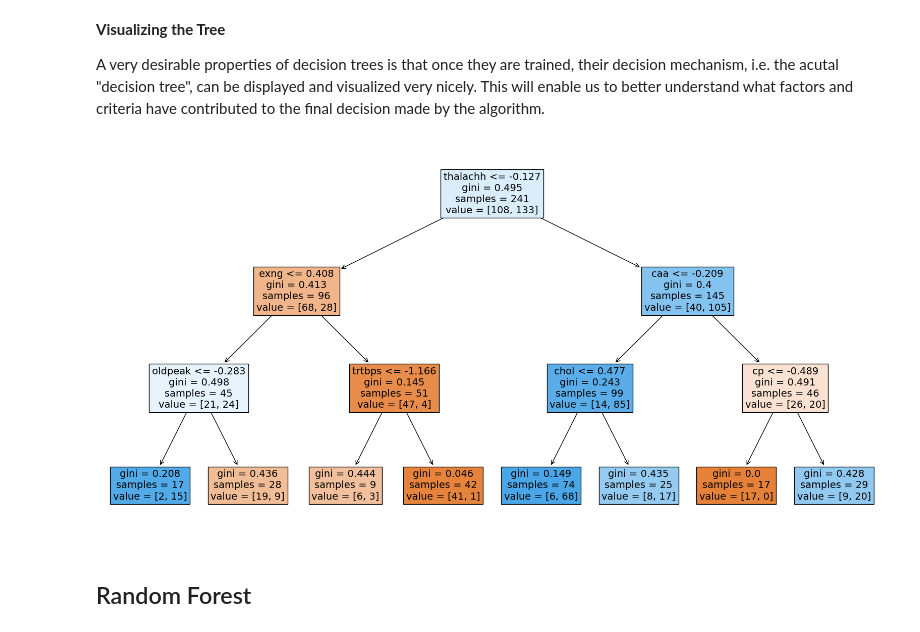
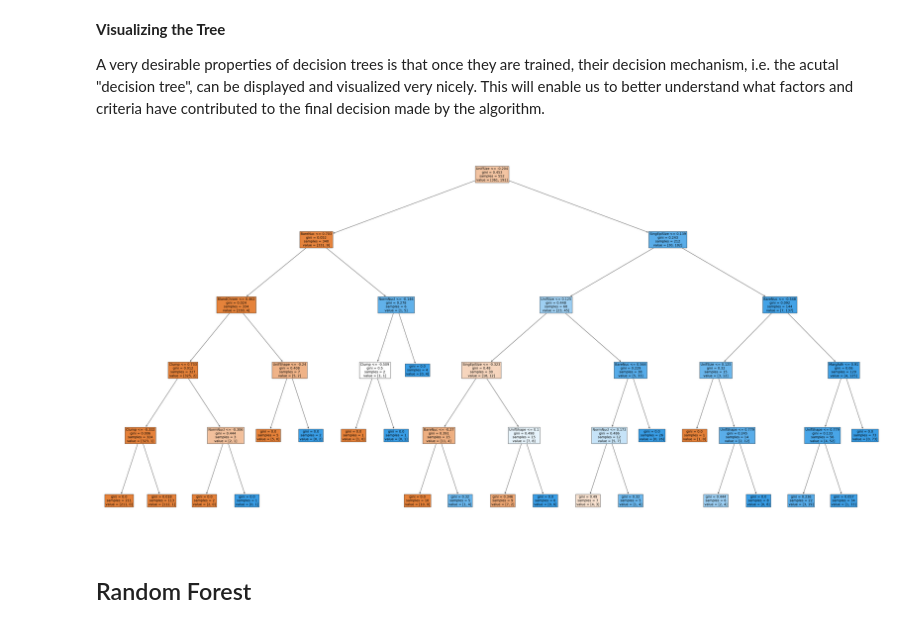
Before and after one commit to alizahedzadeh/Applied-Data-Science-Course-Assignments, a Jupyter notebook: assignments/Assignment 7 Binary Classification Method/HW7_Binary_Classification.ipynb, the cells around one changed output. Cells and saved outputs as stored; diff of their text form; code cells hidden in the pictures.

````diff
--- a/assignments/Assignment 7 Binary Classification Method/HW7_Binary_Classification.ipynb
+++ b/assignments/Assignment 7 Binary Classification Method/HW7_Binary_Classification.ipynb
@@ -172,0 +218,3 @@ Some of boxplot show a little outlier but it's not outlier its related to things
+# %%
+df['BareNuc'].fillna(df['BareNuc'].mode()[0], inplace=True)
+df.isnull().sum()
@@ -173,3 +236,5 @@ Some of boxplot show a little outlier but it's not outlier its related to things
+# %%
+df.drop(columns=['ID'],inplace=True)
 # %% [markdown]
 **Correlation**
 # %% [markdown]
@@ -229,8 +284,8 @@ from sklearn.model_selection import train_test_split
 # %% [markdown]
 Assuming ```output``` is the column representing the likelihood of a heart attack
 # %%
-X = df.drop('output', axis=1)
-y = df['output']
+X = df.drop('Class', axis=1)
+y = df['Class']
 # %% [markdown]
 Split the data into training and testing sets
 
@@ -630,8 +685,8 @@ plt.show()
 # %% [markdown]
 **Now predict with best tunes**
 # %%
-max_of_features = 5
-max_of_depth = 3
+max_of_features = 2
+max_of_depth = 5
 # %% [markdown]
 **Our F1-score is above than 0.8**
 # %%
@@ -668,10 +723,10 @@ A very desirable properties of decision trees is that once they are trained, the
 # %%
 from sklearn import tree
 
-fig, axes = plt.subplots(nrows = 1,ncols = 1,figsize = (20,10))
+fig, axes = plt.subplots(nrows = 1,ncols = 1,figsize = (60,30))
 tree.plot_tree(model,feature_names = df.columns, filled = True,fontsize=14);
 # %% [output]
-[figure, old version]
+[figure, new version]
 # %% [markdown]
 ## Random Forest
 # %% [markdown]
````
Also changed, not shown: parts of 39 cells of this notebook, 3 other files.
